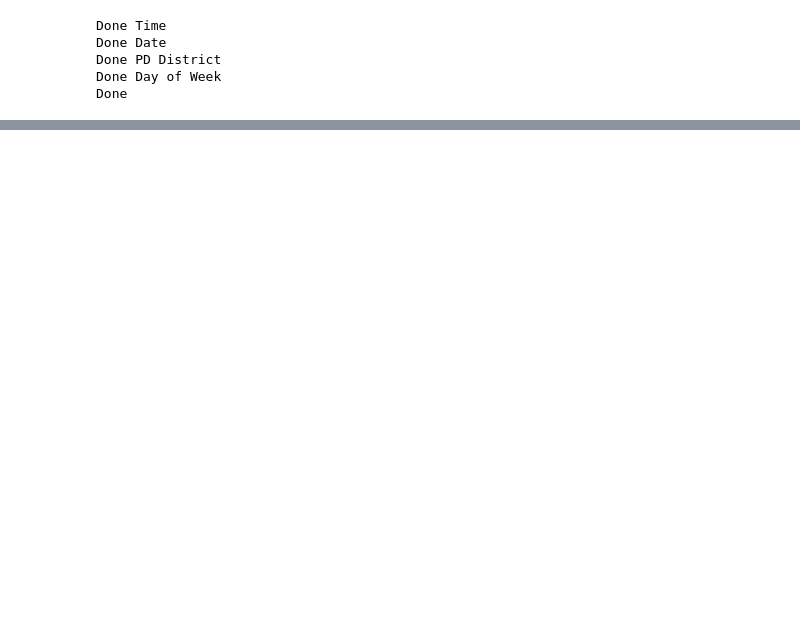
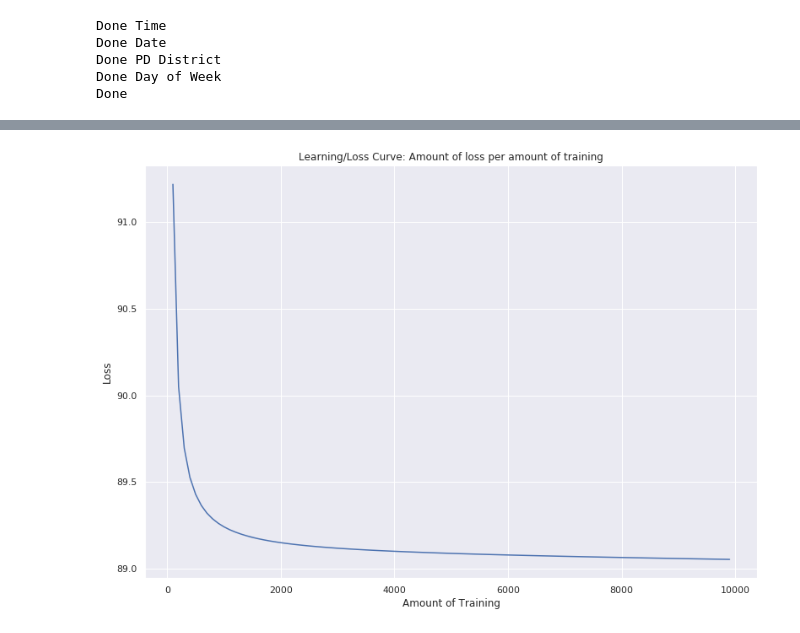
Before and after one commit to spa542/COSC311, a Jupyter notebook: Project2RosiakDawson/NNIterations/L5LS5.ipynb, the cells around one changed output, grey strips where cells are left out. Drawn from its saved outputs; the diff is of its cells as text; code cells hidden in the pictures; blank space fills up the shorter version.

```diff
--- a/Project2RosiakDawson/NNIterations/L5LS5.ipynb
+++ b/Project2RosiakDawson/NNIterations/L5LS5.ipynb
@@ -159,0 +201,9 @@ test.train_rounds(train_NN[:1000], train_NN_Y[:1000], 500000)
+# %%
+# Printing the learning curve for northern
+plt.plot([i*100 for i in range(1, 100)], loses[1:100])
+plt.title('Learning/Loss Curve: Amount of loss per amount of training')
+plt.xlabel('Amount of Training')
+plt.ylabel('Loss')
+plt.show()
+# %% [output]
+[figure, added]
```
Also changed, not shown: parts of 16 cells of this notebook, 6 other files.
